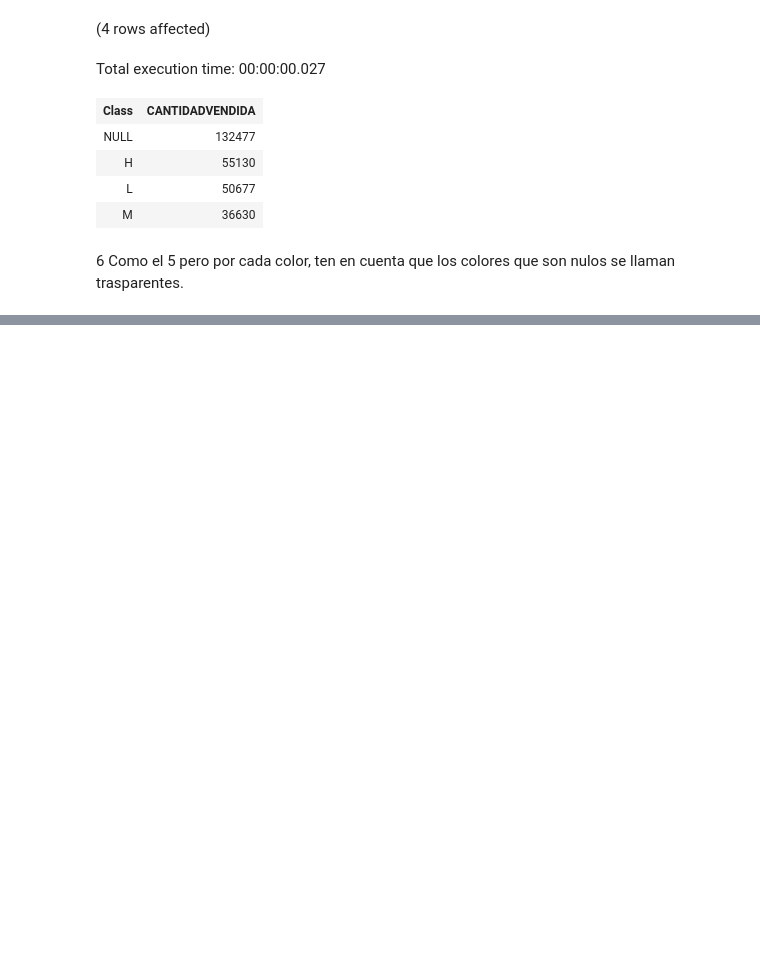
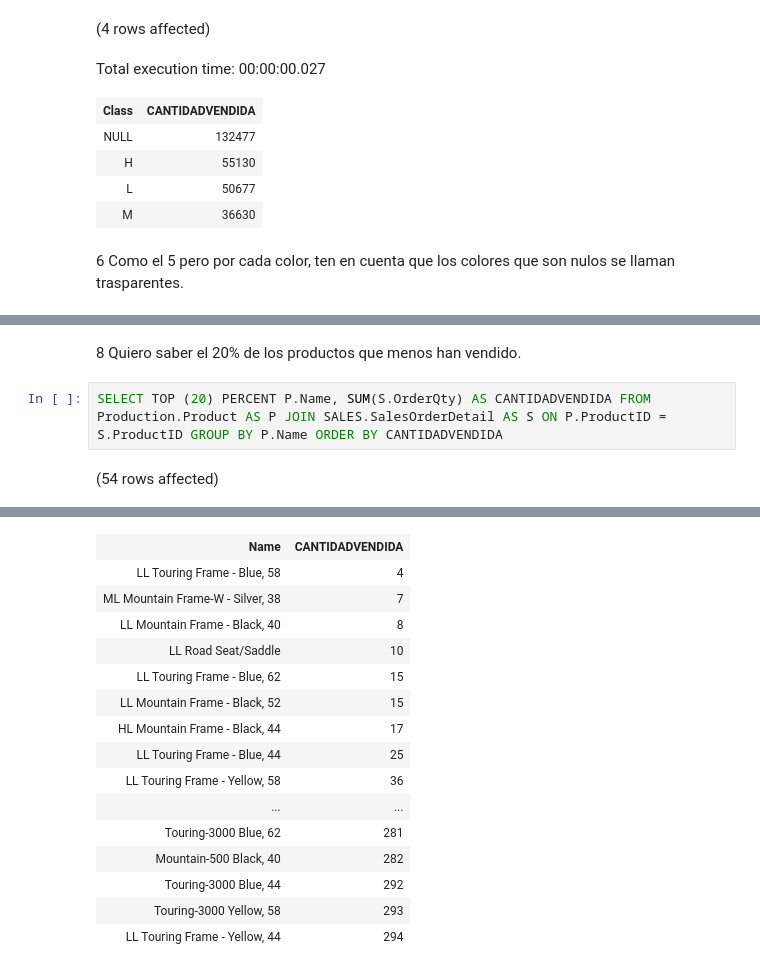
Before and after one commit to Asambler2/Hiberus-enlace, a Jupyter notebook: sql/EJ4VariasTablas/Notebook-1.ipynb, the cells around one changed output, grey strips where cells are left out. Cells and saved outputs as stored; diff of their text form; blank space fills up the shorter version.

```diff
--- a/sql/EJ4VariasTablas/Notebook-1.ipynb
+++ b/sql/EJ4VariasTablas/Notebook-1.ipynb
@@ -120,0 +144,6 @@ Total execution time: 00:00:00.057
+# %% [markdown]
+8 Quiero saber el 20% de los productos que menos han vendido.
+# %%
+SELECT TOP (20) PERCENT P.Name, SUM(S.OrderQty) AS CANTIDADVENDIDA FROM Production.Product AS P JOIN SALES.SalesOrderDetail AS S ON P.ProductID = S.ProductID GROUP BY P.Name ORDER BY CANTIDADVENDIDA
+# %% [output]
+(54 rows affected)
@@ -120,0 +151,16 @@ Total execution time: 00:00:00.057
+| Name | CANTIDADVENDIDA |
+| LL Touring Frame - Blue, 58 | 4 |
+| ML Mountain Frame-W - Silver, 38 | 7 |
+| LL Mountain Frame - Black, 40 | 8 |
+| LL Road Seat/Saddle | 10 |
+| LL Touring Frame - Blue, 62 | 15 |
+| LL Mountain Frame - Black, 52 | 15 |
+| HL Mountain Frame - Black, 44 | 17 |
+| LL Touring Frame - Blue, 44 | 25 |
+| LL Touring Frame - Yellow, 58 | 36 |
+| ... | ... |
+| Touring-3000 Blue, 62 | 281 |
+| Mountain-500 Black, 40 | 282 |
+| Touring-3000 Blue, 44 | 292 |
+| Touring-3000 Yellow, 58 | 293 |
+| LL Touring Frame - Yellow, 44 | 294 |
```
Also changed, not shown: parts of 24 cells of this notebook.
